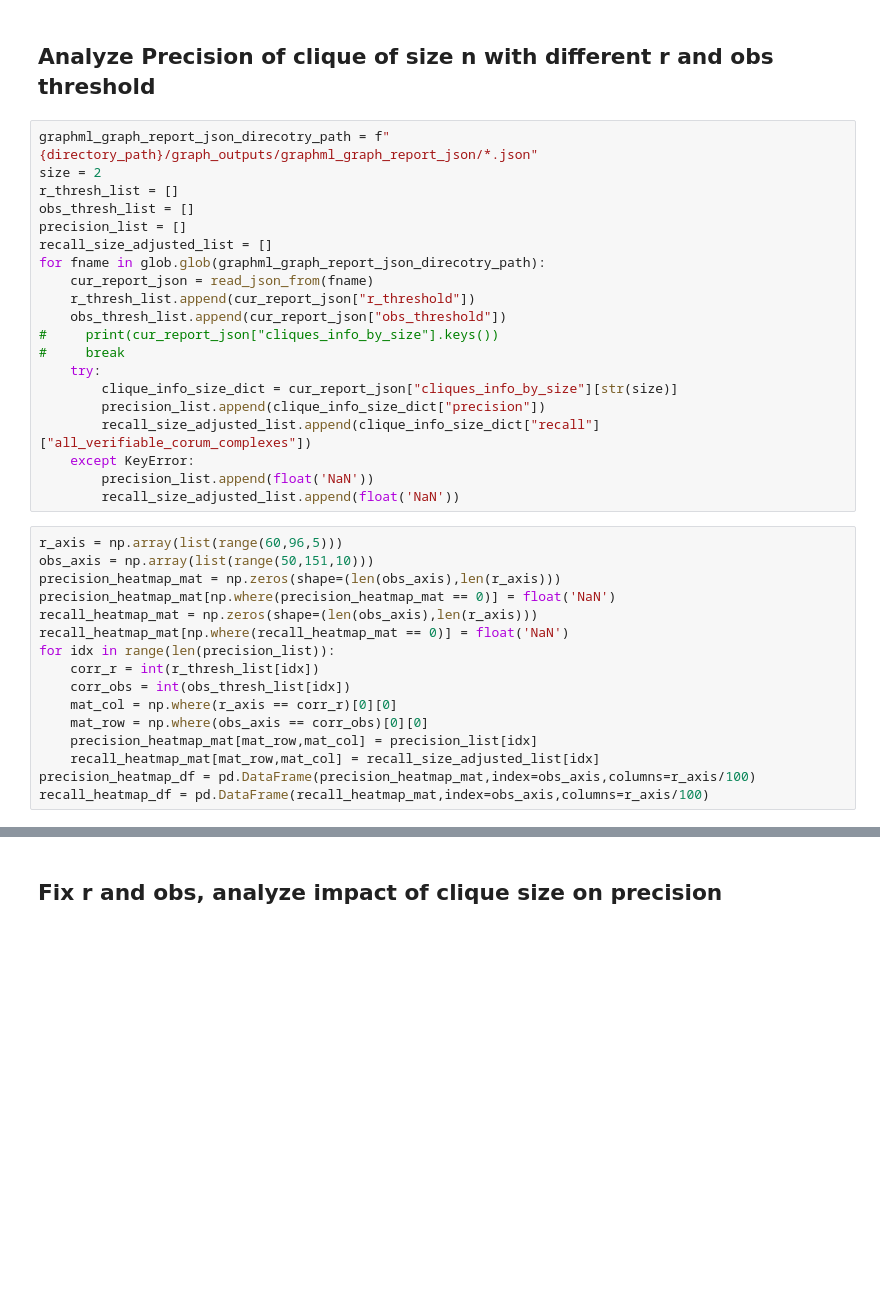
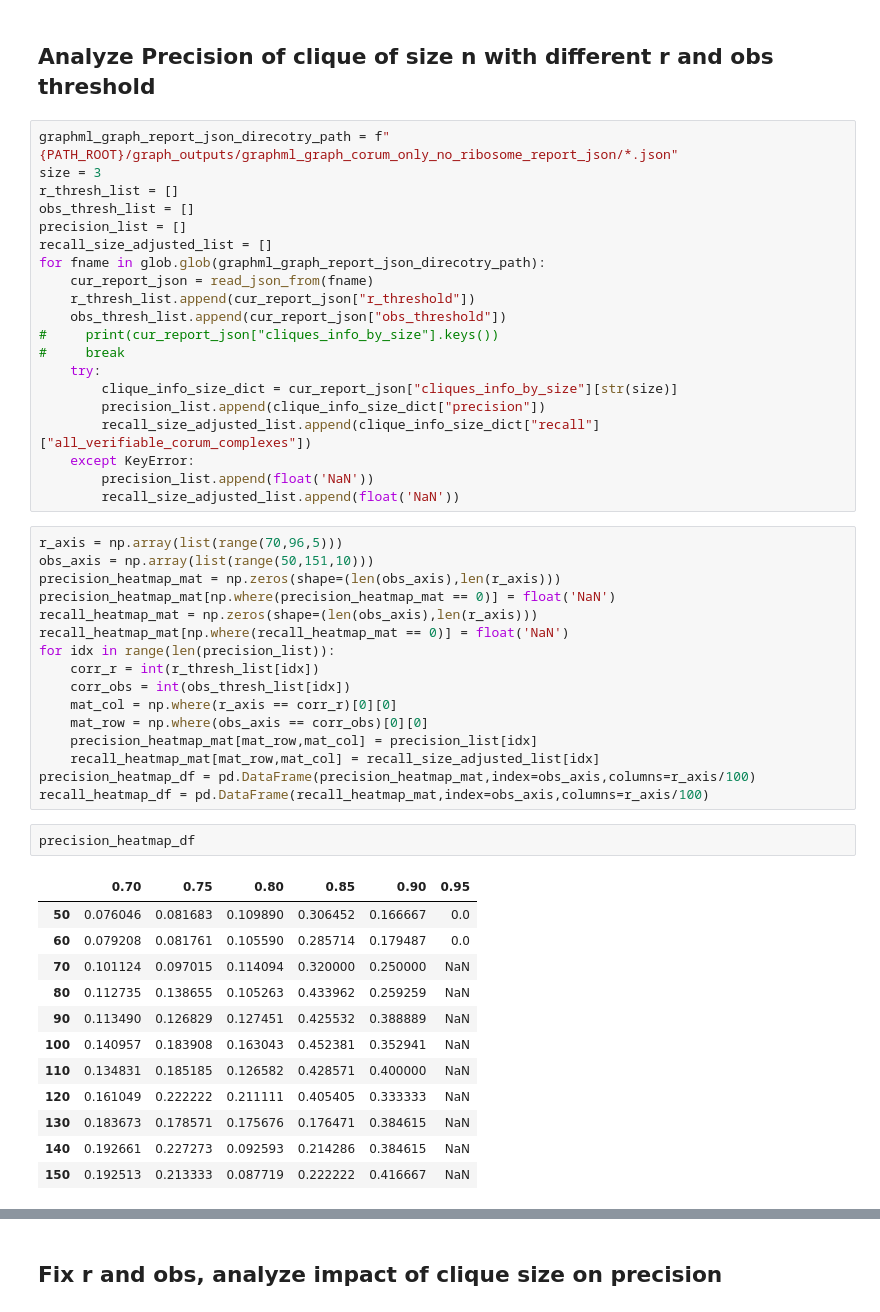
Before and after one commit to hoyinchu/ProteomicsResearch, a Jupyter notebook: notebooks/NetworkAnalysis.ipynb, the cells around one changed output, grey strips where cells are left out. Drawn from its saved outputs; the diff is of its cells as text; blank space fills up the shorter version.

```diff
--- a/notebooks/NetworkAnalysis.ipynb
+++ b/notebooks/NetworkAnalysis.ipynb
@@ -482,8 +544,8 @@ Skipped Files: ['r_50_obs_100.graphml', 'r_50_obs_110.graphml', 'r_50_obs_120.gr
 # %% [markdown]
 ## Analyze Precision of clique of size n with different r and obs threshold
 # %%
-graphml_graph_report_json_direcotry_path = f"{directory_path}/graph_outputs/graphml_graph_report_json/*.json"
-size = 2
+graphml_graph_report_json_direcotry_path = f"{PATH_ROOT}/graph_outputs/graphml_graph_corum_only_no_ribosome_report_json/*.json"
+size = 3
 r_thresh_list = []
 obs_thresh_list = []
 precision_list = []
@@ -502,7 +564,7 @@ for fname in glob.glob(graphml_graph_report_json_direcotry_path):
         precision_list.append(float('NaN'))
         recall_size_adjusted_list.append(float('NaN'))
 # %%
-r_axis = np.array(list(range(60,96,5)))
+r_axis = np.array(list(range(70,96,5)))
 obs_axis = np.array(list(range(50,151,10)))
 precision_heatmap_mat = np.zeros(shape=(len(obs_axis),len(r_axis)))
 precision_heatmap_mat[np.where(precision_heatmap_mat == 0)] = float('NaN')
@@ -517,6 +579,21 @@ for idx in range(len(precision_list)):
     recall_heatmap_mat[mat_row,mat_col] = recall_size_adjusted_list[idx]
 precision_heatmap_df = pd.DataFrame(precision_heatmap_mat,index=obs_axis,columns=r_axis/100)
 recall_heatmap_df = pd.DataFrame(recall_heatmap_mat,index=obs_axis,columns=r_axis/100)
+# %%
+precision_heatmap_df
+# %% [output]
+|  | 0.70 | 0.75 | 0.80 | 0.85 | 0.90 | 0.95 |
+| 50 | 0.076046 | 0.081683 | 0.109890 | 0.306452 | 0.166667 | 0.0 |
+| 60 | 0.079208 | 0.081761 | 0.105590 | 0.285714 | 0.179487 | 0.0 |
+| 70 | 0.101124 | 0.097015 | 0.114094 | 0.320000 | 0.250000 | NaN |
+| 80 | 0.112735 | 0.138655 | 0.105263 | 0.433962 | 0.259259 | NaN |
+| 90 | 0.113490 | 0.126829 | 0.127451 | 0.425532 | 0.388889 | NaN |
+| 100 | 0.140957 | 0.183908 | 0.163043 | 0.452381 | 0.352941 | NaN |
+| 110 | 0.134831 | 0.185185 | 0.126582 | 0.428571 | 0.400000 | NaN |
+| 120 | 0.161049 | 0.222222 | 0.211111 | 0.405405 | 0.333333 | NaN |
+| 130 | 0.183673 | 0.178571 | 0.175676 | 0.176471 | 0.384615 | NaN |
+| 140 | 0.192661 | 0.227273 | 0.092593 | 0.214286 | 0.384615 | NaN |
+| 150 | 0.192513 | 0.213333 | 0.087719 | 0.222222 | 0.416667 | NaN |
 # %%
 import seaborn as sns
 import matplotlib.pyplot as plt
```
Also changed, not shown: parts of 26 cells of this notebook, 8 other files.
